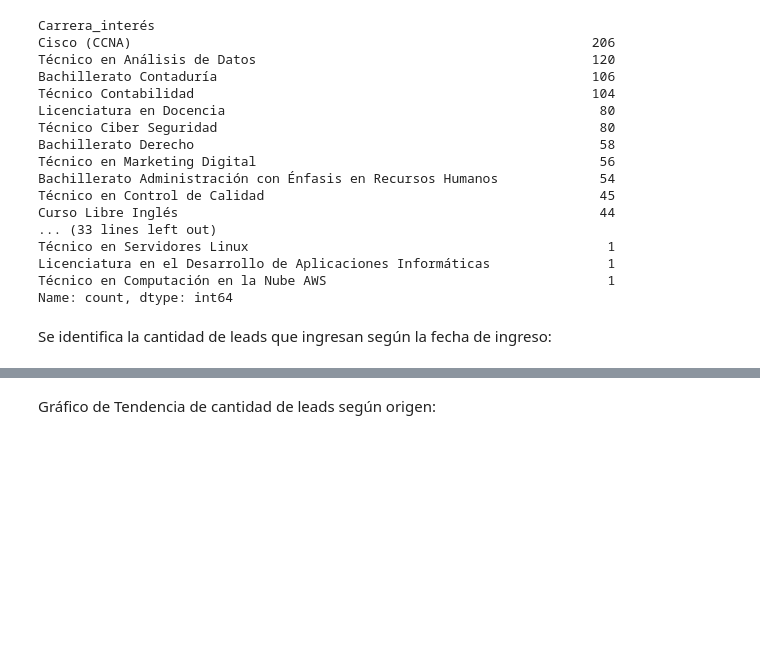
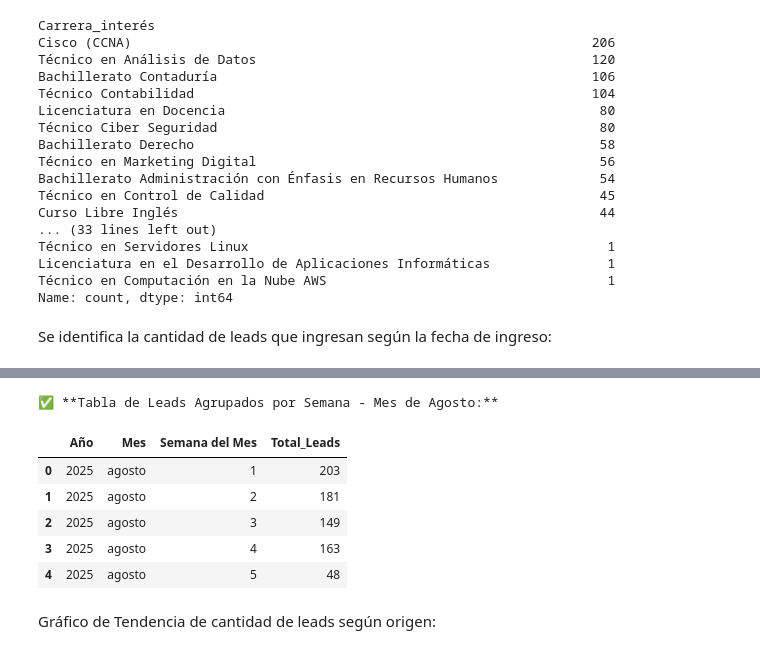
Before and after one commit to garitastephanny-collab/Stephanny-programacion, a Jupyter notebook: Proyecto final/Proyecto final Stephanny.ipynb, the cells around one changed output, grey strips where cells are left out. Drawn from its saved outputs; the diff is of its cells as text; code cells hidden in the pictures; blank space fills up the shorter version.

```diff
--- a/Proyecto final/Proyecto final Stephanny.ipynb
+++ b/Proyecto final/Proyecto final Stephanny.ipynb
@@ -186,3 +167,62 @@ display(leads_por_dia_hora.head(10)) # Mostramos las primeras 10 filas
+# %%
+# --- 1. Preparación de Datos y Cálculo de 'Semana del Mes' ---
+
+
+# La fórmula (día - 1) // 7 + 1 asigna los días 1-7 a la Semana 1, 8-14 a la Semana 2, etc.
+df['Semana_Mes'] = (df['Fecha_ingreso'].dt.day - 1) // 7 + 1
+
+
+# Columna con el nombre del mes para la etiqueta (en español)
+df['Nombre_Mes'] = df['Fecha_ingreso'].dt.strftime('%B')
+
+
+
+# --- 2. Interacción con el Usuario (Preguntar el Mes) ---
+
+
+try:
+    # Usamos input() para detener la ejecución y esperar la entrada del usuario
+    mes_seleccionado = int(input("👉 Por favor, introduce el número del mes que quieres analizar (1=Enero, 12=Diciembre):"))
+    if not 1 <= mes_seleccionado <= 12:
+        raise ValueError
+except ValueError:
+    print("❌ Entrada inválida. Por favor, reinicia la celda e introduce un número entero del 1 al 12.")
+    raise SystemExit(0)
+
+
+# --- 3. Filtrar y Agrupar los Datos ---
+
+
+df_filtrado = df[df['Mes_Num'] == mes_seleccionado]
+
+
+if df_filtrado.empty:
+    print(f"\n⚠️ No se encontraron leads para el mes número {mes_seleccionado}.")
+else:
+    # Obtener el nombre del mes filtrado
+    nombre_mes = df_filtrado['Nombre_Mes'].iloc[0].capitalize()
+
+
+    # Agrupar por Año y la Semana Calculada del Mes
+    leads_por_semana_mes = df_filtrado.groupby(['Año','Mes','Semana_Mes']).size().reset_index(name='Total_Leads')
+
+
+    # Renombrar 'Semana_Mes' para que la tabla sea más clara
+    leads_por_semana_mes = leads_por_semana_mes.rename(columns={'Semana_Mes': 'Semana del Mes'})
+
+
+    print(f"\n✅ **Tabla de Leads Agrupados por Semana - Mes de {nombre_mes}:**")
+
+    # Mostrar la tabla de resultados ordenada por año y semana
+    display(leads_por_semana_mes.sort_values(by=['Año', 'Semana del Mes']))
+# %% [output]
+✅ **Tabla de Leads Agrupados por Semana - Mes de Agosto:**
+|  | Año | Mes | Semana del Mes | Total_Leads |
+| 0 | 2025 | agosto | 1 | 203 |
+| 1 | 2025 | agosto | 2 | 181 |
+| 2 | 2025 | agosto | 3 | 149 |
+| 3 | 2025 | agosto | 4 | 163 |
+| 4 | 2025 | agosto | 5 | 48 |
 # %% [markdown]
 Gráfico de Tendencia de cantidad de leads según origen:
 # %%
```
Also changed, not shown: parts of 1 cell of this notebook.
